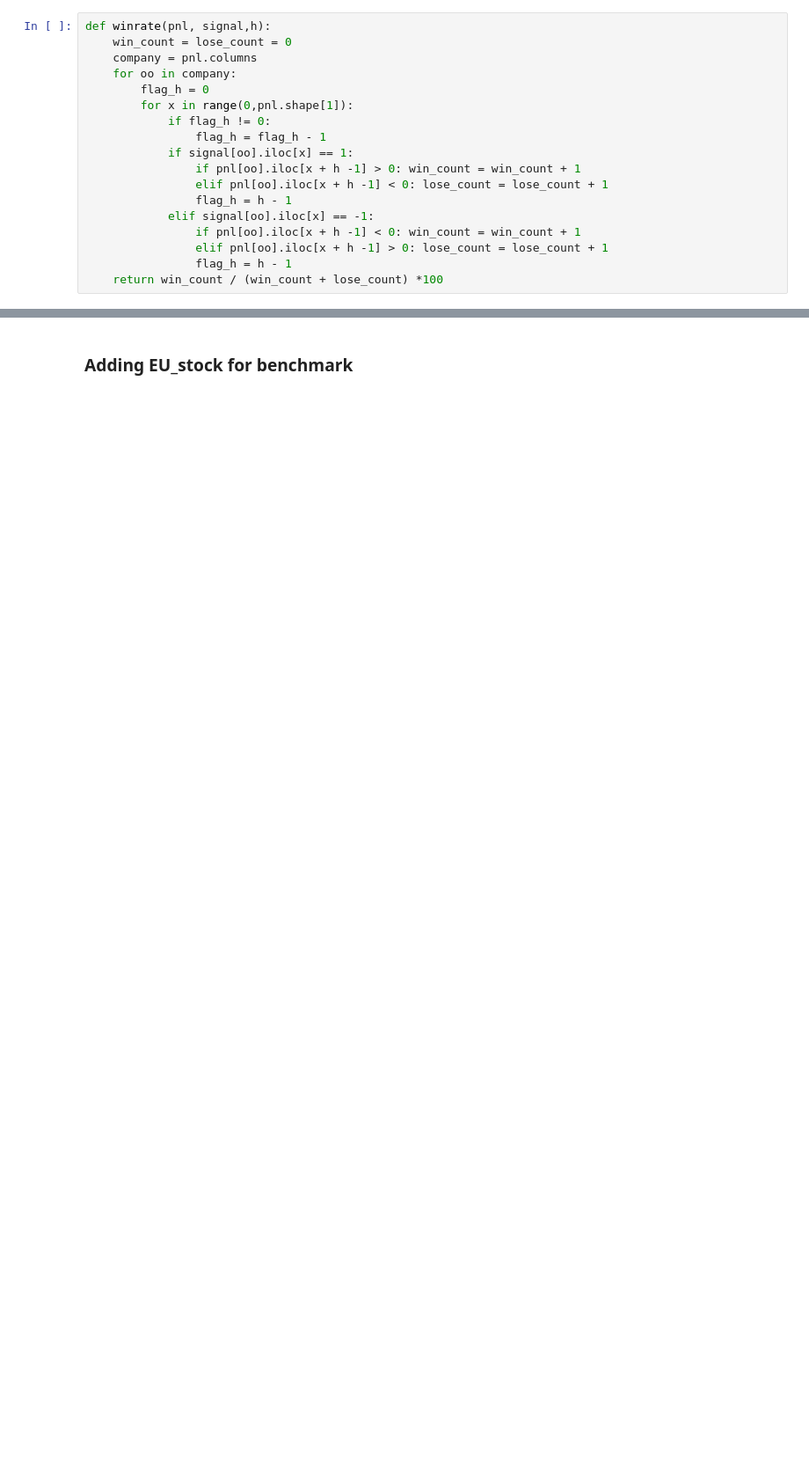
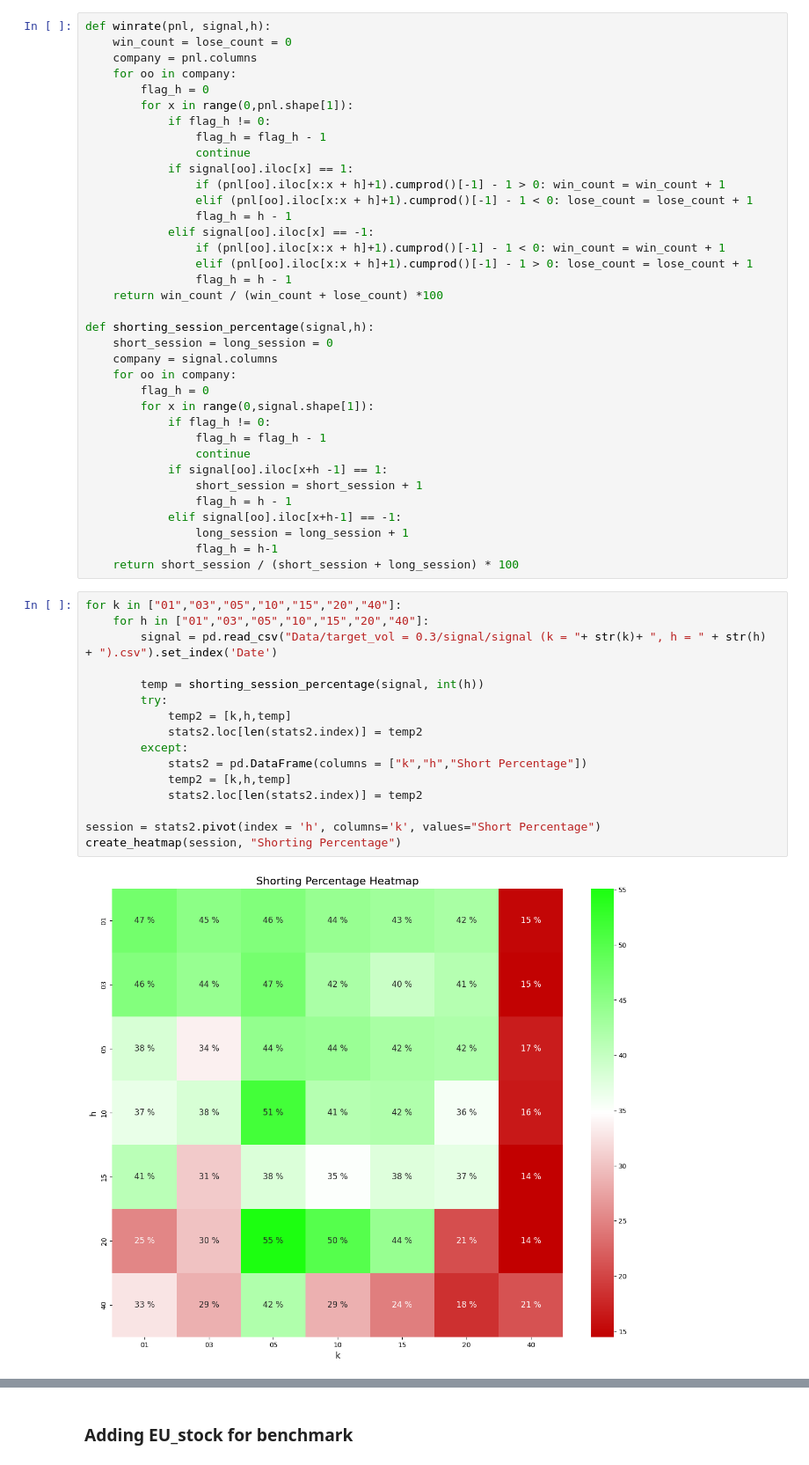
Before and after one commit to NotCodingWell/TSMOM, a Jupyter notebook: analysis.ipynb, the cells around one changed output, grey strips where cells are left out. Shown at 88% size. Drawn from its saved outputs; the diff is of its cells as text; blank space fills up the shorter version.

```diff
--- a/analysis.ipynb
+++ b/analysis.ipynb
@@ -21,15 +39,51 @@ def winrate(pnl, signal,h):
         for x in range(0,pnl.shape[1]):
             if flag_h != 0:
                 flag_h = flag_h - 1
+                continue
             if signal[oo].iloc[x] == 1:
-                if pnl[oo].iloc[x + h -1] > 0: win_count = win_count + 1
-                elif pnl[oo].iloc[x + h -1] < 0: lose_count = lose_count + 1
+                if (pnl[oo].iloc[x:x + h]+1).cumprod()[-1] - 1 > 0: win_count = win_count + 1
+                elif (pnl[oo].iloc[x:x + h]+1).cumprod()[-1] - 1 < 0: lose_count = lose_count + 1
                 flag_h = h - 1
             elif signal[oo].iloc[x] == -1:
-                if pnl[oo].iloc[x + h -1] < 0: win_count = win_count + 1
-                elif pnl[oo].iloc[x + h -1] > 0: lose_count = lose_count + 1
+                if (pnl[oo].iloc[x:x + h]+1).cumprod()[-1] - 1 < 0: win_count = win_count + 1
+                elif (pnl[oo].iloc[x:x + h]+1).cumprod()[-1] - 1 > 0: lose_count = lose_count + 1
                 flag_h = h - 1
     return win_count / (win_count + lose_count) *100
+
+def shorting_session_percentage(signal,h):
+    short_session = long_session = 0
+    company = signal.columns
+    for oo in company:
+        flag_h = 0
+        for x in range(0,signal.shape[1]):
+            if flag_h != 0:
+                flag_h = flag_h - 1
+                continue
+            if signal[oo].iloc[x+h -1] == 1:
+                short_session = short_session + 1
+                flag_h = h - 1
+            elif signal[oo].iloc[x+h-1] == -1:
+                long_session = long_session + 1
+                flag_h = h-1
+    return short_session / (short_session + long_session) * 100
+# %%
+for k in ["01","03","05","10","15","20","40"]:
+    for h in ["01","03","05","10","15","20","40"]:
+        signal = pd.read_csv("Data/target_vol = 0.3/signal/signal (k = "+ str(k)+ ", h = " + str(h) + ").csv").set_index('Date')
+
+        temp = shorting_session_percentage(signal, int(h))
+        try:
+            temp2 = [k,h,temp]
+            stats2.loc[len(stats2.index)] = temp2
+        except:
+            stats2 = pd.DataFrame(columns = ["k","h","Short Percentage"])
+            temp2 = [k,h,temp]
+            stats2.loc[len(stats2.index)] = temp2
+
+session = stats2.pivot(index = 'h', columns='k', values="Short Percentage")
+create_heatmap(session, "Shorting Percentage")
+# %% [output]
+[figure, added]
 # %%
 for k in ["01","03","05","10","15","20","40"]:
     for h in ["01","03","05","10","15","20","40"]:
```
Also changed, not shown: parts of 11 cells of this notebook, 1 other file.
